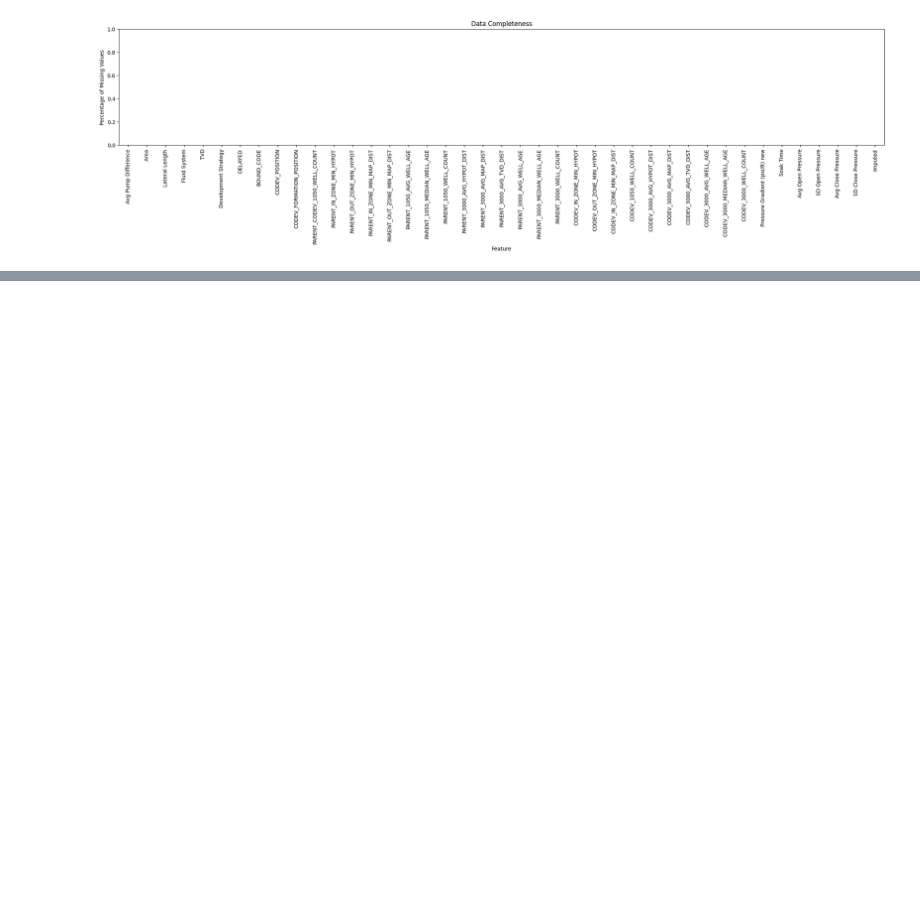
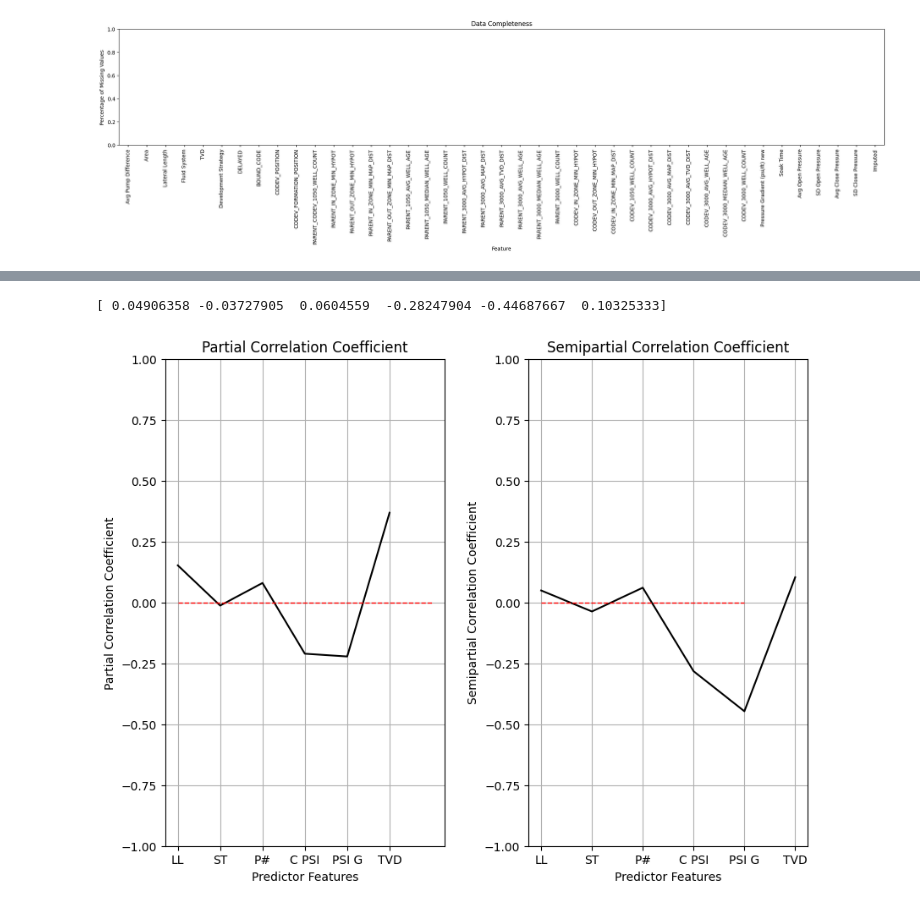
Before and after one commit to PGEHackathon/wildcats, a Jupyter notebook: FeatureRanking.ipynb, the cells around one changed output, grey strips where cells are left out. Saved outputs shown, nothing was run; the diff lists cells and outputs as text; code cells hidden in the pictures; blank space fills up the shorter version.

```diff
--- a/FeatureRanking.ipynb
+++ b/FeatureRanking.ipynb
@@ -225,7 +225,16 @@ plt.show()
 if dataset == 0:
     response = 'Avg Pump Difference'
 
-    x = df.copy(deep = True); x = x.drop([response],axis='columns')
+    df2 = pd.DataFrame().assign()
+    df2['LL'] = df['Lateral Length']
+    df2['ST'] = df['Soak Time']
+    df2['P#'] = df['PARENT_1050_WELL_COUNT']
+    df2['C PSI'] = df['Avg Close Pressure']
+    df2['PSI G'] = df['Pressure Gradient (psi/ft) new']
+    df2['TVD'] = df['TVD']
+    df2['Avg Pump Difference'] = df['Avg Pump Difference']
+
+    x = df2.copy(deep = True); x = x.drop(response,axis='columns')
     Y = df.loc[:,response]
 
     features = x.columns.values.tolist() + [Y.name]
@@ -235,12 +244,12 @@ if dataset == 0:
     xmin = [2300.0,15.0,0.0,695.83793,0.453435,7345.0,1824.858692]; xmax = [18200.0,998.0,9.0,3228.586918,0.638137019,10675.0,3579.913367]
     Ymin = -12.69; Ymax = 117.26
 
-    predlabel = ['Lateral Length', 'Soak Time', 'PARENT_1050_WELL_COUNT', 'Avg Close Pressure',
-                 'Pressure Gradient (psi/ft) new', 'TVD', 'Avg Open Pressure']
+    predlabel = ['Lateral L', 'Soak T', 'P1050_COUNT', 'Avg Close PSI',
+                 'PSI Grad.', 'TVD']
     resplabel = 'Normalized Avg Pump Difference'
 
-    predtitle = ['Lateral Length', 'Soak Time', 'PARENT_1050_WELL_COUNT', 'Avg Close Pressure',
-                 'Pressure Gradient (psi/ft) new', 'TVD', 'Avg Open Pressure']
+    predtitle = ['Lateral L', 'Soak T', 'P1050_COUNT', 'Avg Close PSI',
+                 'PSI Grad.', 'TVD']
     resptitle = 'Normalized Average Pump Difference'
 
     featurelabel = predlabel + [resplabel]
@@ -307,0 +273,30 @@ df2
+# %%
+semipartial_correlation = semipartial_corr(df2) # calculate the semi-partial correlation coefficients
+semipartial_correlation = semipartial_correlation[:,6][:6] # extract a single row and remove production with itself
+print(semipartial_correlation)
+# %% [output]
+[ 0.04906358 -0.03727905  0.0604559  -0.28247904 -0.44687667  0.10325333]
+# %%
+plt.subplot(154)
+plt.plot(pred,partial_correlation,color='black')
+plt.plot([0.0,0.0,0.0,0.0,0.0,0.0,0.0],'r--',linewidth = 1.0)
+plt.xlabel('Predictor Features')
+plt.ylabel('Partial Correlation Coefficient')
+t = plt.title('Partial Correlation Coefficient')
+plt.ylim(-1,1)
+plt.grid(True)
+
+plt.subplot(155)
+plt.plot(pred,semipartial_correlation,color='black')
+plt.plot([0.0,0.0,0.0,0.0,0.0],'r--',linewidth = 1.0)
+plt.xlabel('Predictor Features')
+plt.ylabel('Semipartial Correlation Coefficient')
+t = plt.title('Semipartial Correlation Coefficient')
+plt.ylim(-1,1)
+plt.grid(True)
+
+plt.subplots_adjust(left=0.0, bottom=0.0, right=3.2, top=1.2, wspace=0.3, hspace=0.2)
+
+plt.show()
+# %% [output]
+[figure, added]
```
Also changed, not shown: parts of 2 cells of this notebook, 1 other file.
